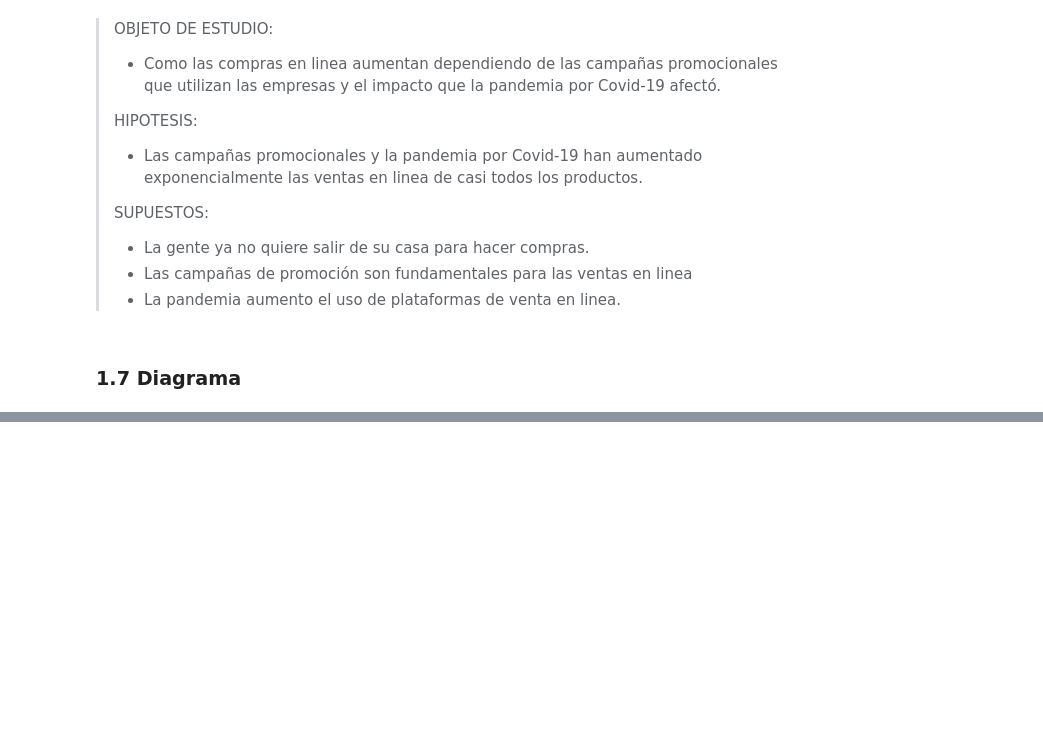
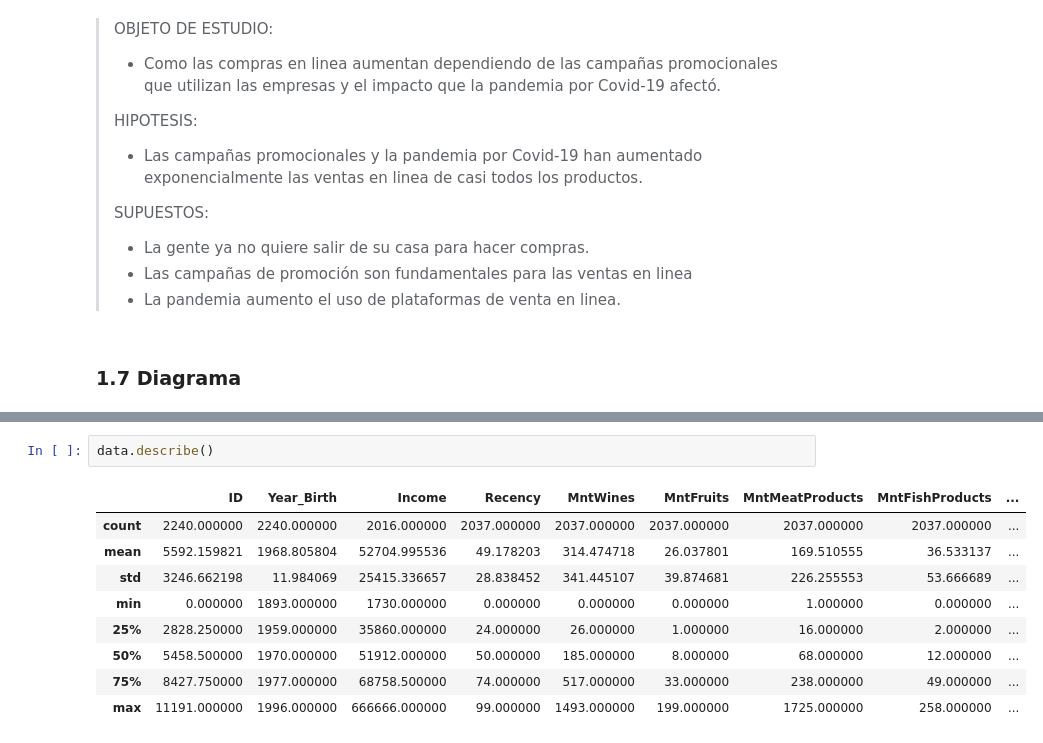
Before and after one commit to berlinpreciado21/ProyectoSimFin_CCorrales_BIPreciado_MVerea, a Jupyter notebook: PE1_BIPE_CCC_MV.ipynb, the cells around one changed output, grey strips where cells are left out. Saved outputs shown, nothing was run; the diff lists cells and outputs as text; blank space fills up the shorter version.

```diff
--- a/PE1_BIPE_CCC_MV.ipynb
+++ b/PE1_BIPE_CCC_MV.ipynb
@@ -59,0 +158,12 @@
+# %%
+data.describe()
+# %% [output]
+|  | ID | Year_Birth | Income | Recency | MntWines | MntFruits | MntMeatProducts | MntFishProducts | ... |
+| count | 2240.000000 | 2240.000000 | 2016.000000 | 2037.000000 | 2037.000000 | 2037.000000 | 2037.000000 | 2037.000000 | ... |
+| mean | 5592.159821 | 1968.805804 | 52704.995536 | 49.178203 | 314.474718 | 26.037801 | 169.510555 | 36.533137 | ... |
+| std | 3246.662198 | 11.984069 | 25415.336657 | 28.838452 | 341.445107 | 39.874681 | 226.255553 | 53.666689 | ... |
+| min | 0.000000 | 1893.000000 | 1730.000000 | 0.000000 | 0.000000 | 0.000000 | 1.000000 | 0.000000 | ... |
+| 25% | 2828.250000 | 1959.000000 | 35860.000000 | 24.000000 | 26.000000 | 1.000000 | 16.000000 | 2.000000 | ... |
+| 50% | 5458.500000 | 1970.000000 | 51912.000000 | 50.000000 | 185.000000 | 8.000000 | 68.000000 | 12.000000 | ... |
+| 75% | 8427.750000 | 1977.000000 | 68758.500000 | 74.000000 | 517.000000 | 33.000000 | 238.000000 | 49.000000 | ... |
+| max | 11191.000000 | 1996.000000 | 666666.000000 | 99.000000 | 1493.000000 | 199.000000 | 1725.000000 | 258.000000 | ... |
```
Also changed, not shown: parts of 6 cells of this notebook.
